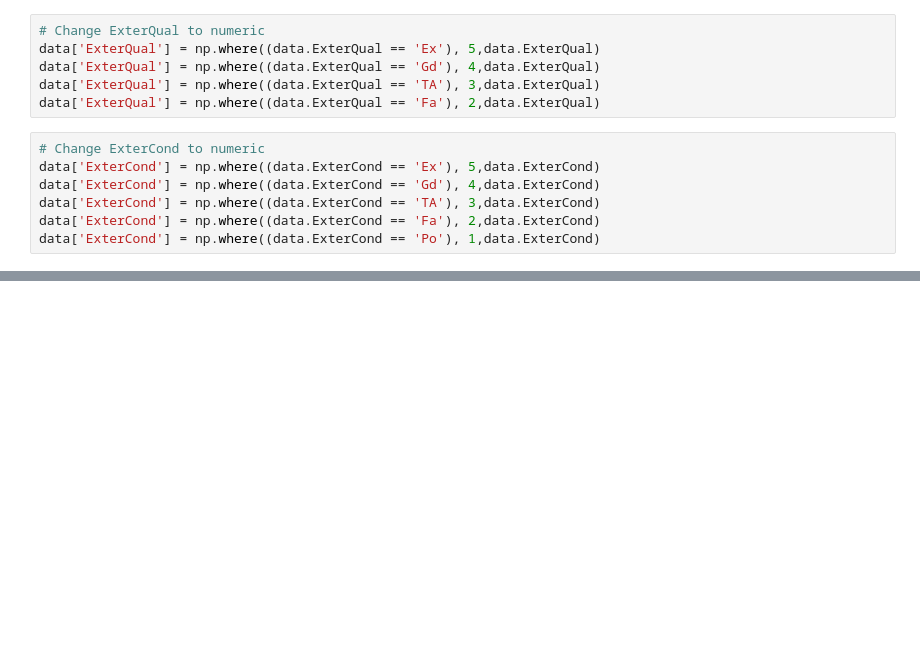
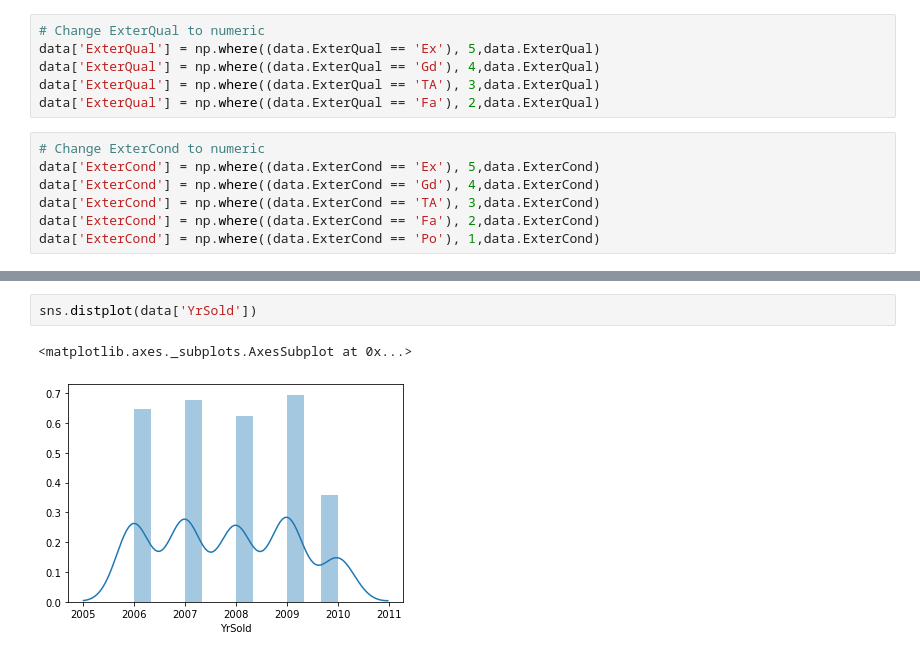
Before and after one commit to MLondon1027/Boston_Area_Real_Estate, a Jupyter notebook: Housing.ipynb, the cells around one changed output, grey strips where cells are left out. Drawn from its saved outputs; the diff is of its cells as text; blank space fills up the shorter version.

```diff
--- a/Housing.ipynb
+++ b/Housing.ipynb
@@ -251,0 +254,5 @@ array([4, 3, 5, 2], dtype=object)
+# %%
+sns.distplot(data['YrSold'])
+# %% [output]
+<matplotlib.axes._subplots.AxesSubplot at 0x...>
+[figure, added]
```
Also changed, not shown: parts of 13 cells of this notebook.
